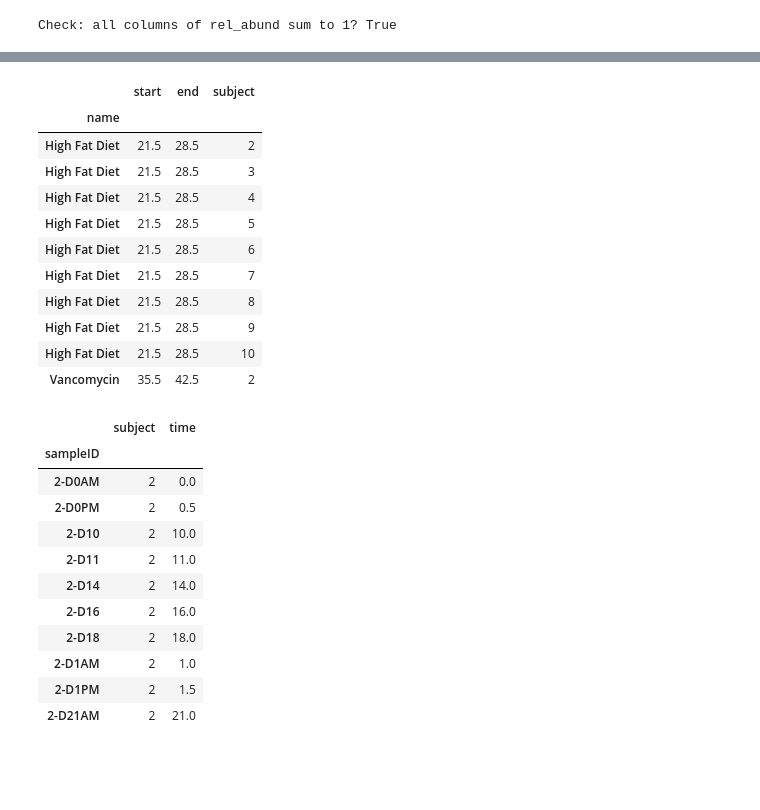
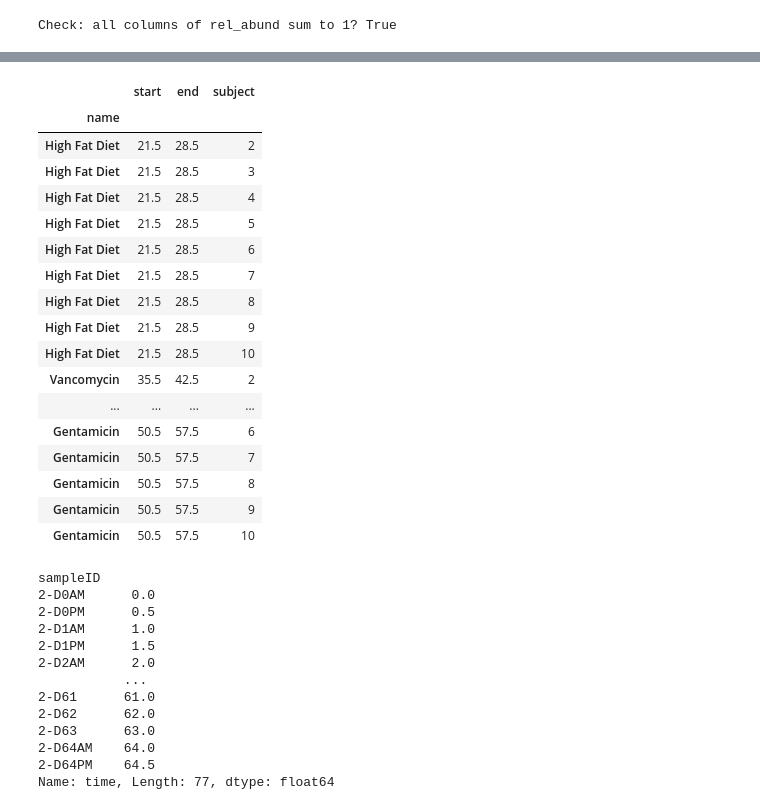
Before and after one commit to gibsonlab/mdsine2_tutorials, a Jupyter notebook: notebooks/tut_01b_viz.ipynb, the cells around one changed output, grey strips where cells are left out. Saved outputs shown, nothing was run; the diff lists cells and outputs as text; code cells hidden in the pictures; blank space fills up the shorter version.

```diff
--- a/notebooks/tut_01b_viz.ipynb
+++ b/notebooks/tut_01b_viz.ipynb
@@ -178,32 +211,37 @@ ax.legend(
-# %%
-perturbations = pd.read_csv(tsv_files['perturbations'], index_col = 0, sep='\t')
-perturbations.head(n = 10)
-# %% [output]
-|  | start | end | subject |
-| name |  |  |  |
-| High Fat Diet | 21.5 | 28.5 | 2 |
-| High Fat Diet | 21.5 | 28.5 | 3 |
-| High Fat Diet | 21.5 | 28.5 | 4 |
-| High Fat Diet | 21.5 | 28.5 | 5 |
-| High Fat Diet | 21.5 | 28.5 | 6 |
-| High Fat Diet | 21.5 | 28.5 | 7 |
-| High Fat Diet | 21.5 | 28.5 | 8 |
-| High Fat Diet | 21.5 | 28.5 | 9 |
-| High Fat Diet | 21.5 | 28.5 | 10 |
-| Vancomycin | 35.5 | 42.5 | 2 |
-# %%
-metadata = pd.read_csv(tsv_files['metadata'], index_col = 0, sep='\t')
-metadata.head(n = 10)
-# %% [output]
-|  | subject | time |
-| sampleID |  |  |
-| 2-D0AM | 2 | 0.0 |
-| 2-D0PM | 2 | 0.5 |
-| 2-D10 | 2 | 10.0 |
-| 2-D11 | 2 | 11.0 |
-| 2-D14 | 2 | 14.0 |
-| 2-D16 | 2 | 16.0 |
-| 2-D18 | 2 | 18.0 |
-| 2-D1AM | 2 | 1.0 |
-| 2-D1PM | 2 | 1.5 |
-| 2-D21AM | 2 | 21.0 |
+# %%
+perturbations
+# %% [output]
+|  | start | end | subject |
+| name |  |  |  |
+| High Fat Diet | 21.5 | 28.5 | 2 |
+| High Fat Diet | 21.5 | 28.5 | 3 |
+| High Fat Diet | 21.5 | 28.5 | 4 |
+| High Fat Diet | 21.5 | 28.5 | 5 |
+| High Fat Diet | 21.5 | 28.5 | 6 |
+| High Fat Diet | 21.5 | 28.5 | 7 |
+| High Fat Diet | 21.5 | 28.5 | 8 |
+| High Fat Diet | 21.5 | 28.5 | 9 |
+| High Fat Diet | 21.5 | 28.5 | 10 |
+| Vancomycin | 35.5 | 42.5 | 2 |
+| ... | ... | ... | ... |
+| Gentamicin | 50.5 | 57.5 | 6 |
+| Gentamicin | 50.5 | 57.5 | 7 |
+| Gentamicin | 50.5 | 57.5 | 8 |
+| Gentamicin | 50.5 | 57.5 | 9 |
+| Gentamicin | 50.5 | 57.5 | 10 |
+# %%
+metadata.loc[subj_cols]['time']
+# %% [output]
+sampleID
+2-D0AM      0.0
+2-D0PM      0.5
+2-D1AM      1.0
+2-D1PM      1.5
+2-D2AM      2.0
+           ...
+2-D61      61.0
+2-D62      62.0
+2-D63      63.0
+2-D64AM    64.0
+2-D64PM    64.5
+Name: time, Length: 77, dtype: float64
```
Also changed, not shown: parts of 4 cells of this notebook.
